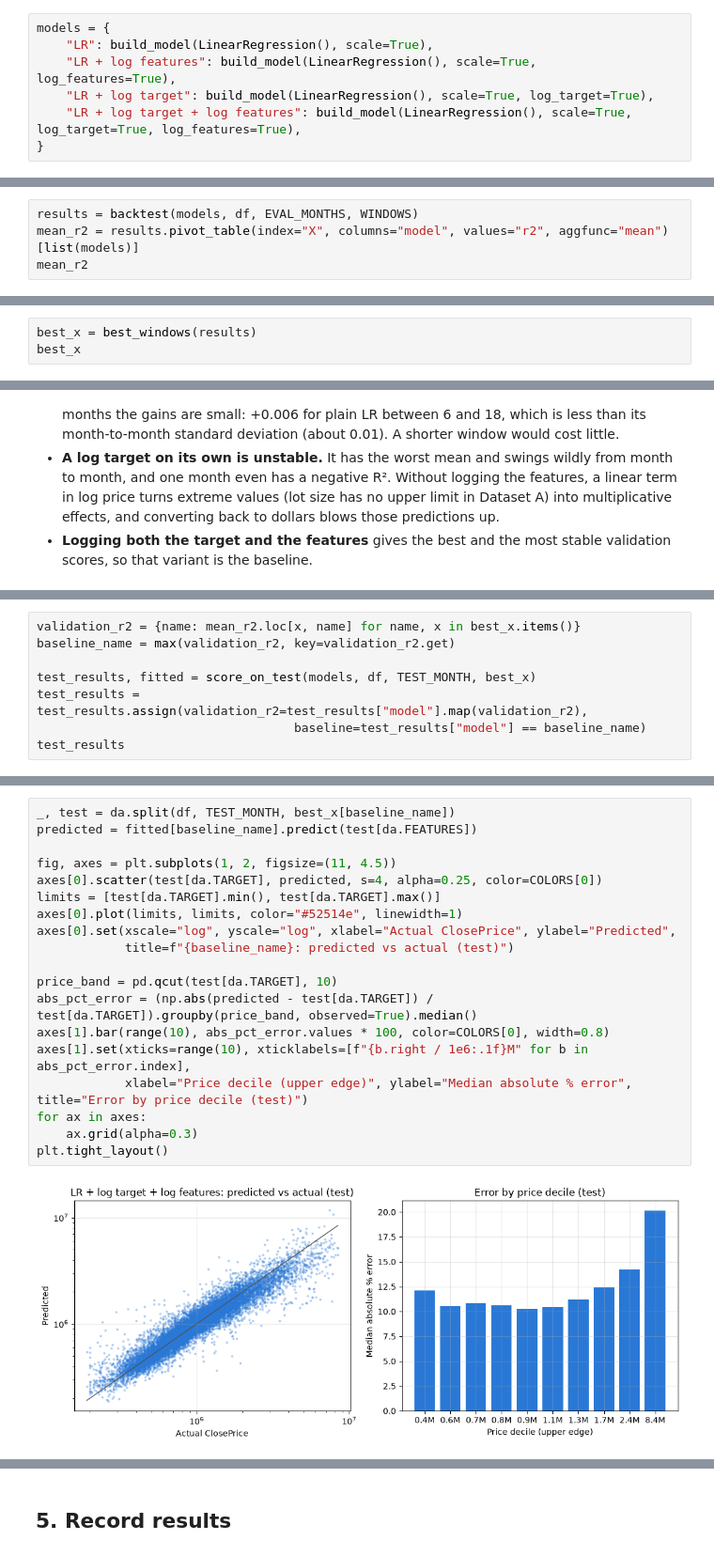
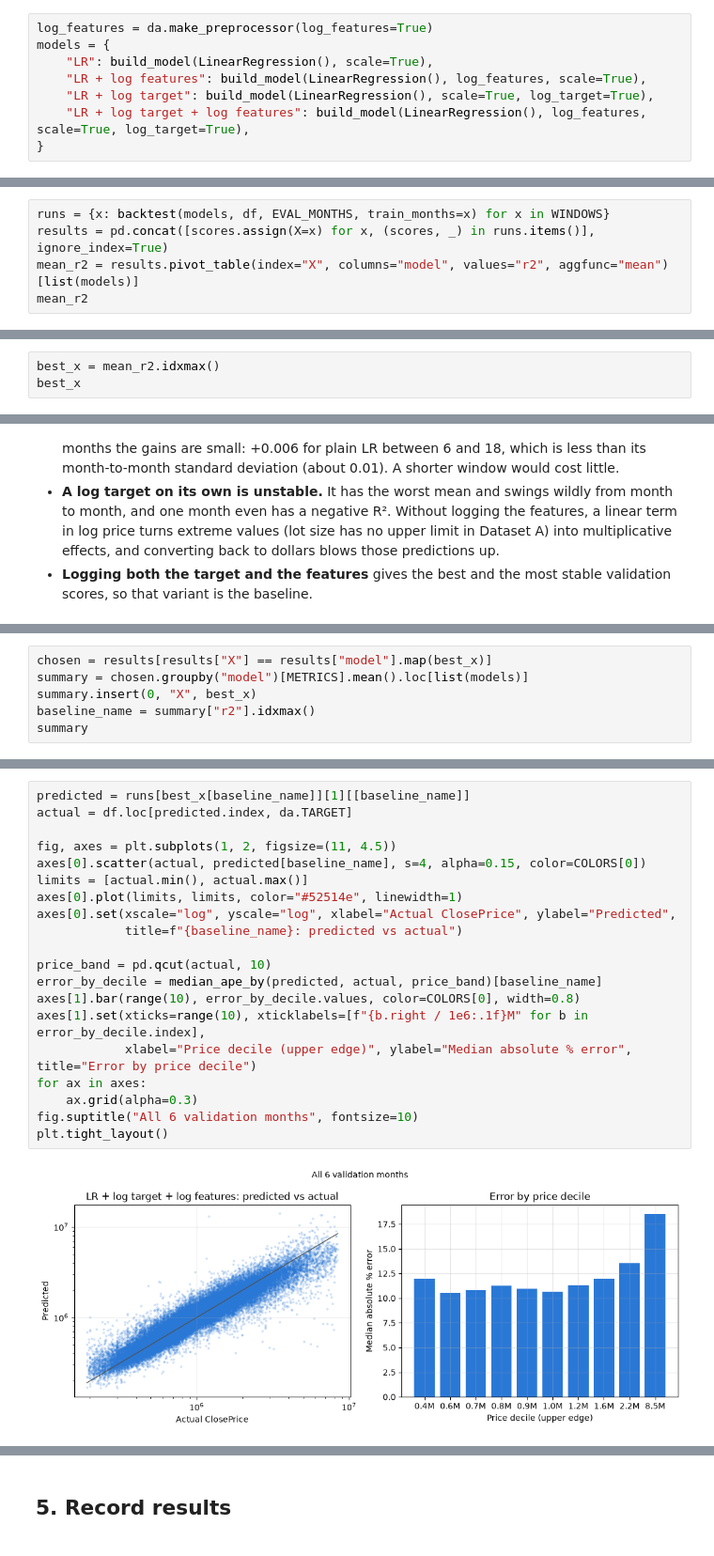
Before and after one commit to r0hankrishnan/IDX-Exchange-Data-Science, a Jupyter notebook: notebooks/03_baseline_model.ipynb, the cells around one changed output, grey strips where cells are left out. Shown at 94% size. Drawn from its saved outputs; the diff is of its cells as text.

```diff
--- a/notebooks/03_baseline_model.ipynb
+++ b/notebooks/03_baseline_model.ipynb
@@ -40,15 +42,17 @@ Every variant has the same pipeline: `DatasetAPreprocessor` → `StandardScaler`
 # %%
+log_features = da.make_preprocessor(log_features=True)
 models = {
     "LR": build_model(LinearRegression(), scale=True),
-    "LR + log features": build_model(LinearRegression(), scale=True, log_features=True),
+    "LR + log features": build_model(LinearRegression(), log_features, scale=True),
     "LR + log target": build_model(LinearRegression(), scale=True, log_target=True),
-    "LR + log target + log features": build_model(LinearRegression(), scale=True, log_target=True, log_features=True),
+    "LR + log target + log features": build_model(LinearRegression(), log_features, scale=True, log_target=True),
 }
 # %% [markdown]
 ## 2. Choosing the training window X
 Each variant is fit on the X months before each validation month and scored on that month. That gives 7 windows × 6 months. The largest window that fits before 2025-10 is 21 months, so 18 is the longest one tried.
 # %%
-results = backtest(models, df, EVAL_MONTHS, WINDOWS)
+runs = {x: backtest(models, df, EVAL_MONTHS, train_months=x) for x in WINDOWS}
+results = pd.concat([scores.assign(X=x) for x, (scores, _) in runs.items()], ignore_index=True)
 mean_r2 = results.pivot_table(index="X", columns="model", values="r2", aggfunc="mean")[list(models)]
 mean_r2
 # %% [output]
@@ -88,6 +92,6 @@ results.groupby(["model", "X"])["r2"].agg(["mean", "std", "min"]).unstack("model
 | 12 | 0.7874 | 0.0101 | 0.7776 | 0.7627 | 0.0141 | 0.7455 | 0.5476 | 0.2338 | 0.1463 | ... |
 | 18 | 0.7894 | 0.0090 | 0.7802 | 0.7652 | 0.0121 | 0.7543 | 0.5635 | 0.2142 | 0.2018 | ... |
 # %%
-best_x = best_windows(results)
+best_x = mean_r2.idxmax()
 best_x
 # %% [output]
@@ -106,9 +112,7 @@ Each variant is refit on its chosen X months before 2026-04 and scored once on 2
 # %%
-validation_r2 = {name: mean_r2.loc[x, name] for name, x in best_x.items()}
-baseline_name = max(validation_r2, key=validation_r2.get)
-
-test_results, fitted = score_on_test(models, df, TEST_MONTH, best_x)
-test_results = test_results.assign(validation_r2=test_results["model"].map(validation_r2),
-                                   baseline=test_results["model"] == baseline_name)
-test_results
+chosen = results[results["X"] == results["model"].map(best_x)]
+summary = chosen.groupby("model")[METRICS].mean().loc[list(models)]
+summary.insert(0, "X", best_x)
+baseline_name = summary["r2"].idxmax()
+summary
 # %% [output]
@@ -149,24 +154,25 @@ coefficients.sort_values(key=abs, ascending=False).to_frame("coefficient")
 # %%
-_, test = da.split(df, TEST_MONTH, best_x[baseline_name])
-predicted = fitted[baseline_name].predict(test[da.FEATURES])
+predicted = runs[best_x[baseline_name]][1][[baseline_name]]
+actual = df.loc[predicted.index, da.TARGET]
 
 fig, axes = plt.subplots(1, 2, figsize=(11, 4.5))
-axes[0].scatter(test[da.TARGET], predicted, s=4, alpha=0.25, color=COLORS[0])
-limits = [test[da.TARGET].min(), test[da.TARGET].max()]
+axes[0].scatter(actual, predicted[baseline_name], s=4, alpha=0.15, color=COLORS[0])
+limits = [actual.min(), actual.max()]
 axes[0].plot(limits, limits, color="#52514e", linewidth=1)
 axes[0].set(xscale="log", yscale="log", xlabel="Actual ClosePrice", ylabel="Predicted",
-            title=f"{baseline_name}: predicted vs actual (test)")
+            title=f"{baseline_name}: predicted vs actual")
 
-price_band = pd.qcut(test[da.TARGET], 10)
-abs_pct_error = (np.abs(predicted - test[da.TARGET]) / test[da.TARGET]).groupby(price_band, observed=True).median()
-axes[1].bar(range(10), abs_pct_error.values * 100, color=COLORS[0], width=0.8)
-axes[1].set(xticks=range(10), xticklabels=[f"{b.right / 1e6:.1f}M" for b in abs_pct_error.index],
-            xlabel="Price decile (upper edge)", ylabel="Median absolute % error", title="Error by price decile (test)")
+price_band = pd.qcut(actual, 10)
+error_by_decile = median_ape_by(predicted, actual, price_band)[baseline_name]
+axes[1].bar(range(10), error_by_decile.values, color=COLORS[0], width=0.8)
+axes[1].set(xticks=range(10), xticklabels=[f"{b.right / 1e6:.1f}M" for b in error_by_decile.index],
+            xlabel="Price decile (upper edge)", ylabel="Median absolute % error", title="Error by price decile")
 for ax in axes:
     ax.grid(alpha=0.3)
+fig.suptitle("All 6 validation months", fontsize=10)
 plt.tight_layout()
 # %% [output]
-[figure, old version]
+[figure, new version]
 # %% [markdown]
 **Observations**
 - **Location dominates.** The ZIP target encoding has the largest coefficient, followed by living area, then coordinates and the city encoding. Bedrooms gets a slightly negative coefficient once living area and bathrooms are in the model, because those features overlap.
```
Also changed, not shown: parts of 11 cells of this notebook, 39 other files.
